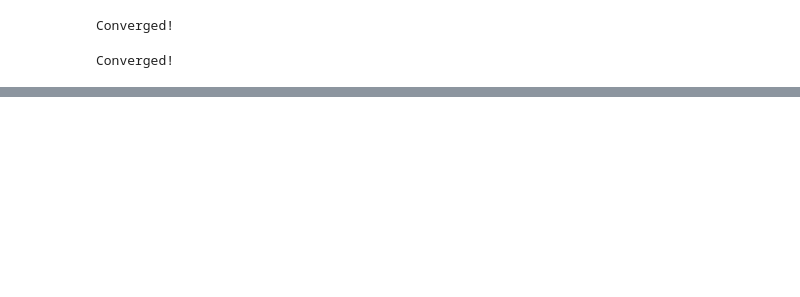
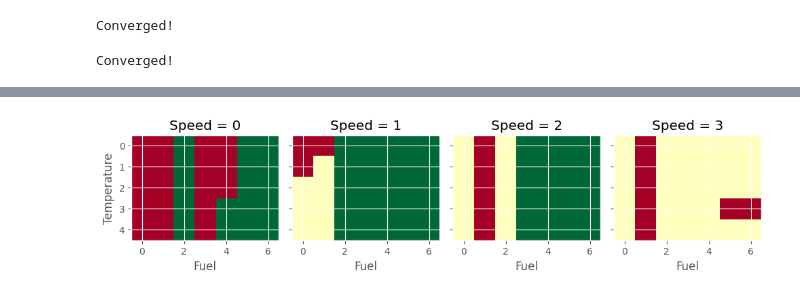
Before and after one commit to vinitjogani/mdp-solvers, a Jupyter notebook: experiments.ipynb, the cells around one changed output, grey strips where cells are left out. Drawn from its saved outputs; the diff is of its cells as text; code cells hidden in the pictures; blank space fills up the shorter version.

```diff
--- a/experiments.ipynb
+++ b/experiments.ipynb
@@ -95,0 +183,4 @@ T21[-1]/T22[-1]
+# %%
+racecar_image(V21, True)
+# %% [output]
+[figure, added]
```
Also changed, not shown: parts of 17 cells of this notebook, 2 other files.
